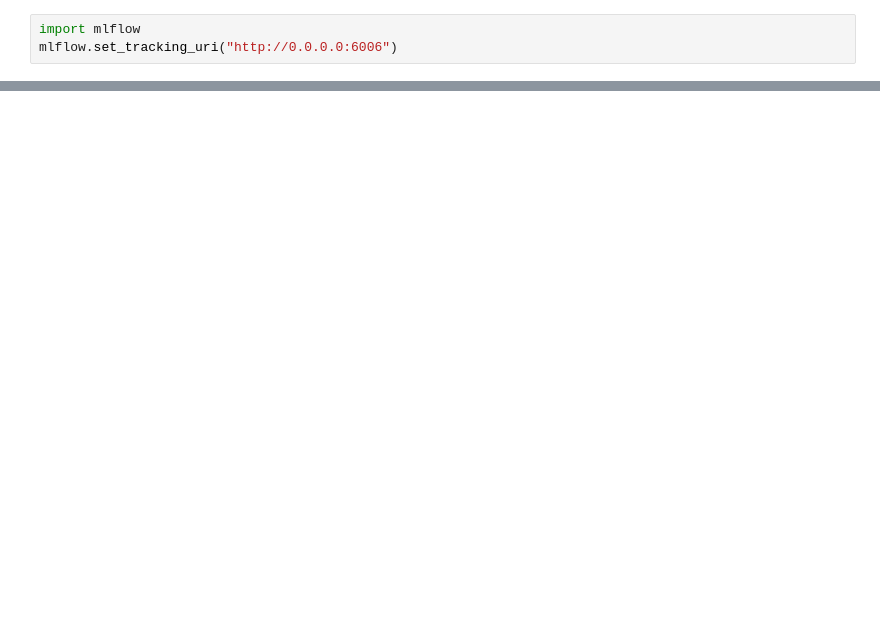
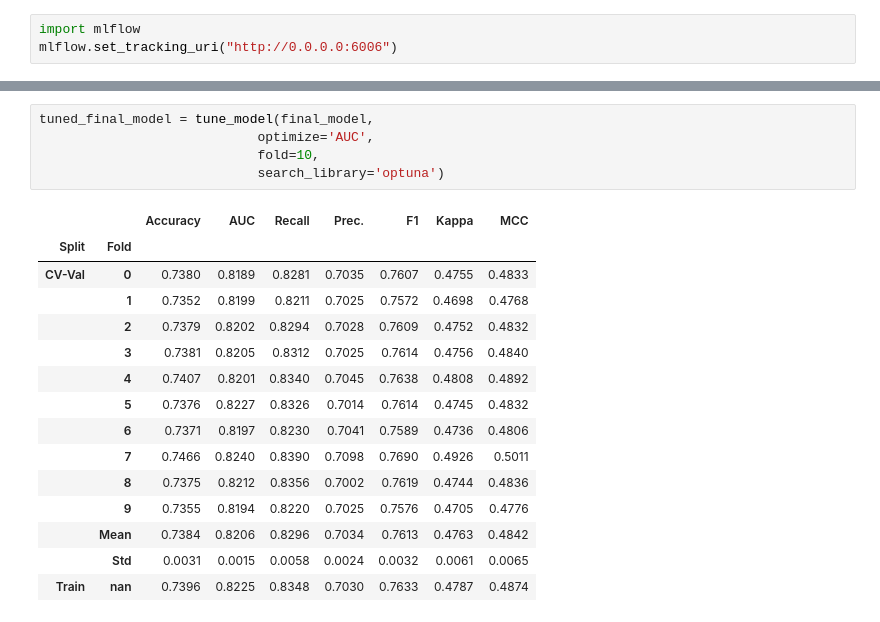
Before and after one commit to mohiteamit/MLops-lead-scoring-system, a Jupyter notebook: notebooks/02.model_experimentation.ipynb, the cells around one changed output, grey strips where cells are left out. Drawn from its saved outputs; the diff is of its cells as text; blank space fills up the shorter version.

```diff
--- a/notebooks/02.model_experimentation.ipynb
+++ b/notebooks/02.model_experimentation.ipynb
@@ -354 +361,22 @@ And if memory is not enough, you can set `force_col_wise=true`.
+# %%
+tuned_final_model = tune_model(final_model,
+                            optimize='AUC',
+                            fold=10,
+                            search_library='optuna')
+# %% [output]
+|  |  | Accuracy | AUC | Recall | Prec. | F1 | Kappa | MCC |
+| Split | Fold |  |  |  |  |  |  |  |
+| CV-Val | 0 | 0.7380 | 0.8189 | 0.8281 | 0.7035 | 0.7607 | 0.4755 | 0.4833 |
+|  | 1 | 0.7352 | 0.8199 | 0.8211 | 0.7025 | 0.7572 | 0.4698 | 0.4768 |
+|  | 2 | 0.7379 | 0.8202 | 0.8294 | 0.7028 | 0.7609 | 0.4752 | 0.4832 |
+|  | 3 | 0.7381 | 0.8205 | 0.8312 | 0.7025 | 0.7614 | 0.4756 | 0.4840 |
+|  | 4 | 0.7407 | 0.8201 | 0.8340 | 0.7045 | 0.7638 | 0.4808 | 0.4892 |
+|  | 5 | 0.7376 | 0.8227 | 0.8326 | 0.7014 | 0.7614 | 0.4745 | 0.4832 |
+|  | 6 | 0.7371 | 0.8197 | 0.8230 | 0.7041 | 0.7589 | 0.4736 | 0.4806 |
+|  | 7 | 0.7466 | 0.8240 | 0.8390 | 0.7098 | 0.7690 | 0.4926 | 0.5011 |
+|  | 8 | 0.7375 | 0.8212 | 0.8356 | 0.7002 | 0.7619 | 0.4744 | 0.4836 |
+|  | 9 | 0.7355 | 0.8194 | 0.8220 | 0.7025 | 0.7576 | 0.4705 | 0.4776 |
+|  | Mean | 0.7384 | 0.8206 | 0.8296 | 0.7034 | 0.7613 | 0.4763 | 0.4842 |
+|  | Std | 0.0031 | 0.0015 | 0.0058 | 0.0024 | 0.0032 | 0.0061 | 0.0065 |
+| Train | nan | 0.7396 | 0.8225 | 0.8348 | 0.7030 | 0.7633 | 0.4787 | 0.4874 |
 # %%
```
Also changed, not shown: parts of 50 cells of this notebook, 1 other file.
